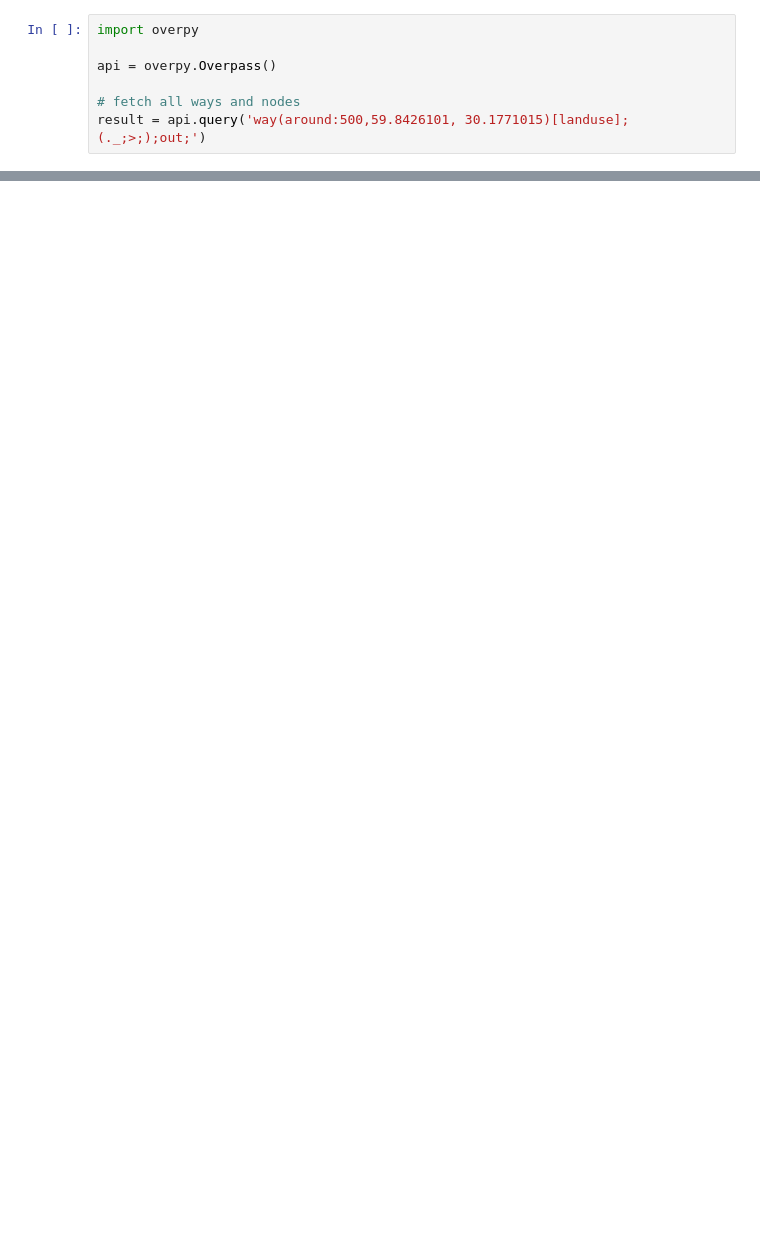
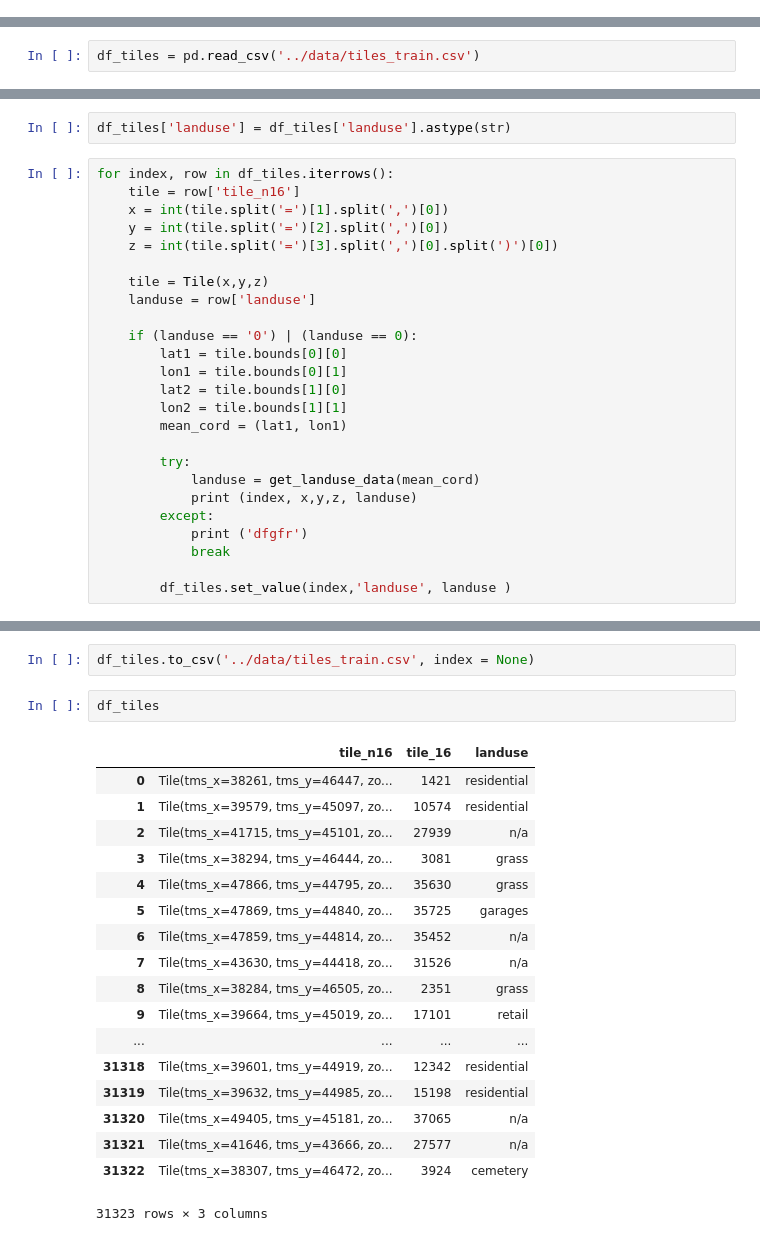
Before and after one commit to GavrilinEugene/raiffeisen_data_cup, a Jupyter notebook: etc/overpass_api_example.ipynb, the cells around one changed output, grey strips where cells are left out. Drawn from its saved outputs; the diff is of its cells as text; blank space fills up the shorter version.

```diff
--- a/etc/overpass_api_example.ipynb
+++ b/etc/overpass_api_example.ipynb
@@ -1,7 +0,0 @@
-# %%
-import overpy
-
-api = overpy.Overpass()
-
-# fetch all ways and nodes
-result = api.query('way(around:500,59.8426101, 30.1771015)[landuse];(._;>;);out;')
@@ -38,0 +38,2 @@ Name: ТЭК Санкт-Петербурга
+# %%
+df_tiles = pd.read_csv('../data/tiles_train.csv')
@@ -38,0 +49,27 @@ Name: ТЭК Санкт-Петербурга
+# %%
+df_tiles['landuse'] = df_tiles['landuse'].astype(str)
+# %%
+for index, row in df_tiles.iterrows():
+    tile = row['tile_n16']
+    x = int(tile.split('=')[1].split(',')[0])
+    y = int(tile.split('=')[2].split(',')[0])
+    z = int(tile.split('=')[3].split(',')[0].split(')')[0])
+
+    tile = Tile(x,y,z)
+    landuse = row['landuse']
+
+    if (landuse == '0') | (landuse == 0):
+        lat1 = tile.bounds[0][0]
+        lon1 = tile.bounds[0][1]
+        lat2 = tile.bounds[1][0]
+        lon2 = tile.bounds[1][1]
+        mean_cord = (lat1, lon1)
+
+        try:
+            landuse = get_landuse_data(mean_cord)
+            print (index, x,y,z, landuse)
+        except:
+            print ('dfgfr')
+            break
+
+        df_tiles.set_value(index,'landuse', landuse )
@@ -38,0 +94,23 @@ Name: ТЭК Санкт-Петербурга
+# %%
+df_tiles.to_csv('../data/tiles_train.csv', index = None)
+# %%
+df_tiles
+# %% [output]
+|  | tile_n16 | tile_16 | landuse |
+| 0 | Tile(tms_x=38261, tms_y=46447, zo... | 1421 | residential |
+| 1 | Tile(tms_x=39579, tms_y=45097, zo... | 10574 | residential |
+| 2 | Tile(tms_x=41715, tms_y=45101, zo... | 27939 | n/a |
+| 3 | Tile(tms_x=38294, tms_y=46444, zo... | 3081 | grass |
+| 4 | Tile(tms_x=47866, tms_y=44795, zo... | 35630 | grass |
+| 5 | Tile(tms_x=47869, tms_y=44840, zo... | 35725 | garages |
+| 6 | Tile(tms_x=47859, tms_y=44814, zo... | 35452 | n/a |
+| 7 | Tile(tms_x=43630, tms_y=44418, zo... | 31526 | n/a |
+| 8 | Tile(tms_x=38284, tms_y=46505, zo... | 2351 | grass |
+| 9 | Tile(tms_x=39664, tms_y=45019, zo... | 17101 | retail |
+| ... | ... | ... | ... |
+| 31318 | Tile(tms_x=39601, tms_y=44919, zo... | 12342 | residential |
+| 31319 | Tile(tms_x=39632, tms_y=44985, zo... | 15198 | residential |
+| 31320 | Tile(tms_x=49405, tms_y=45181, zo... | 37065 | n/a |
+| 31321 | Tile(tms_x=41646, tms_y=43666, zo... | 27577 | n/a |
+| 31322 | Tile(tms_x=38307, tms_y=46472, zo... | 3924 | cemetery |
+31323 rows × 3 columns
```
Also changed, not shown: parts of 7 cells of this notebook, 1 other file.
